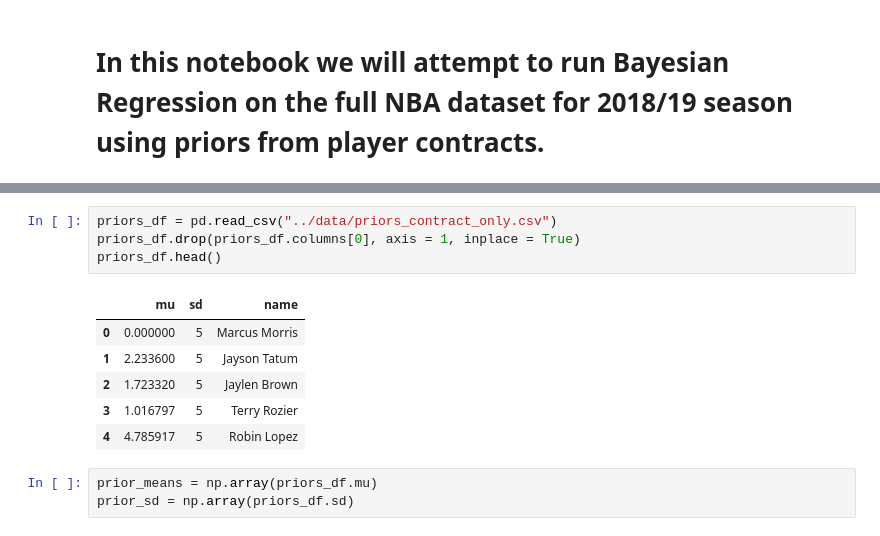
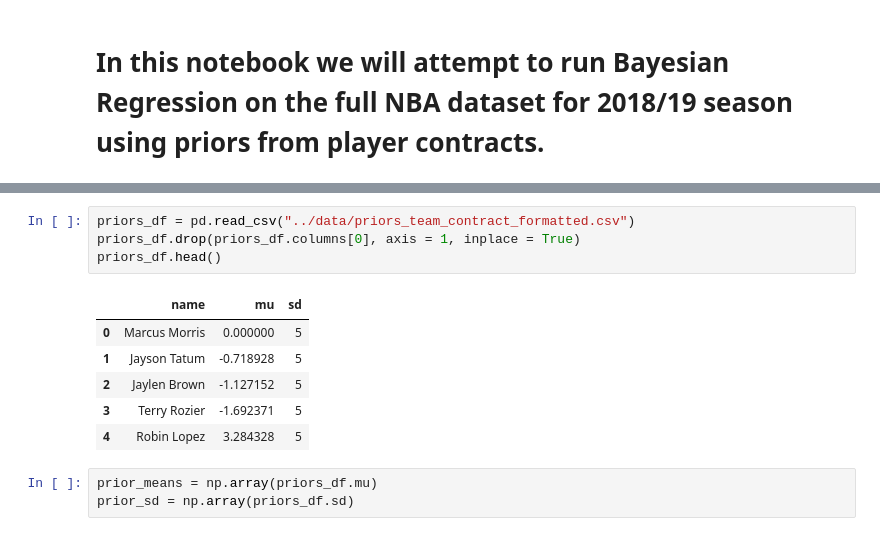
Before and after one commit to coly1119/NBA-Project, a Jupyter notebook: src/Bayesian_reg_2.ipynb, the cells around one changed output, grey strips where cells are left out. Cells and saved outputs as stored; diff of their text form.

```diff
--- a/src/Bayesian_reg_2.ipynb
+++ b/src/Bayesian_reg_2.ipynb
@@ -19,15 +19,15 @@ data.head()
 5 rows × 532 columns
 # %%
-priors_df = pd.read_csv("../data/priors_contract_only.csv")
+priors_df = pd.read_csv("../data/priors_team_contract_formatted.csv")
 priors_df.drop(priors_df.columns[0], axis = 1, inplace = True)
 priors_df.head()
 # %% [output]
-|  | mu | sd | name |
-| 0 | 0.000000 | 5 | Marcus Morris |
-| 1 | 2.233600 | 5 | Jayson Tatum |
-| 2 | 1.723320 | 5 | Jaylen Brown |
-| 3 | 1.016797 | 5 | Terry Rozier |
-| 4 | 4.785917 | 5 | Robin Lopez |
+|  | name | mu | sd |
+| 0 | Marcus Morris | 0.000000 | 5 |
+| 1 | Jayson Tatum | -0.718928 | 5 |
+| 2 | Jaylen Brown | -1.127152 | 5 |
+| 3 | Terry Rozier | -1.692371 | 5 |
+| 4 | Robin Lopez | 3.284328 | 5 |
 # %%
 prior_means = np.array(priors_df.mu)
 prior_sd = np.array(priors_df.sd)
```
Also changed, not shown: parts of 7 cells of this notebook.
